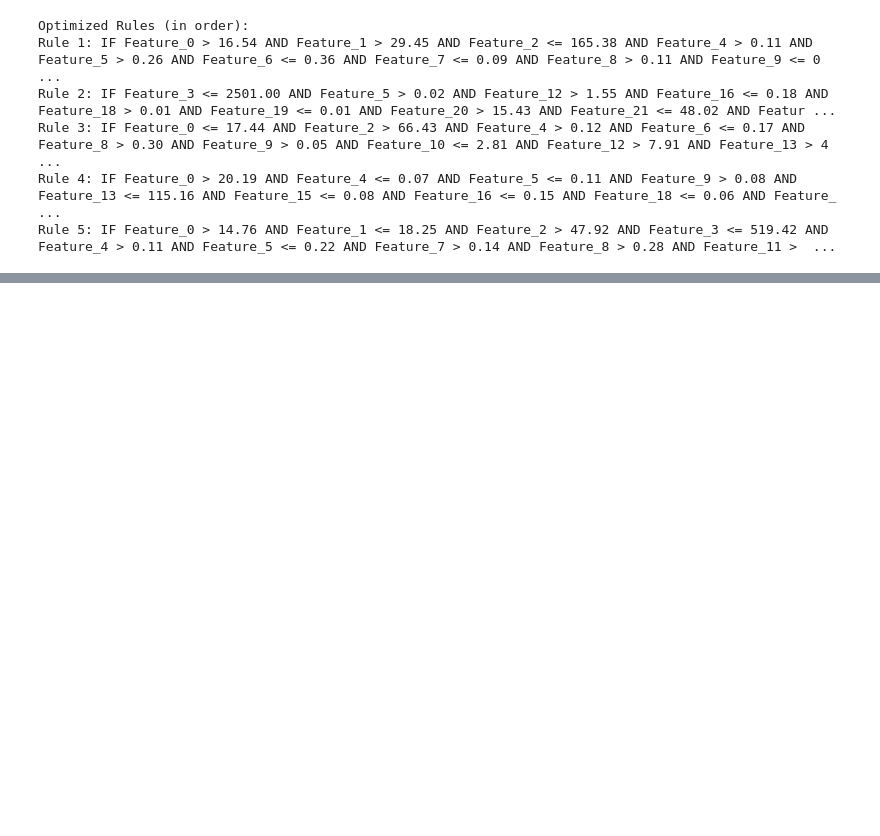
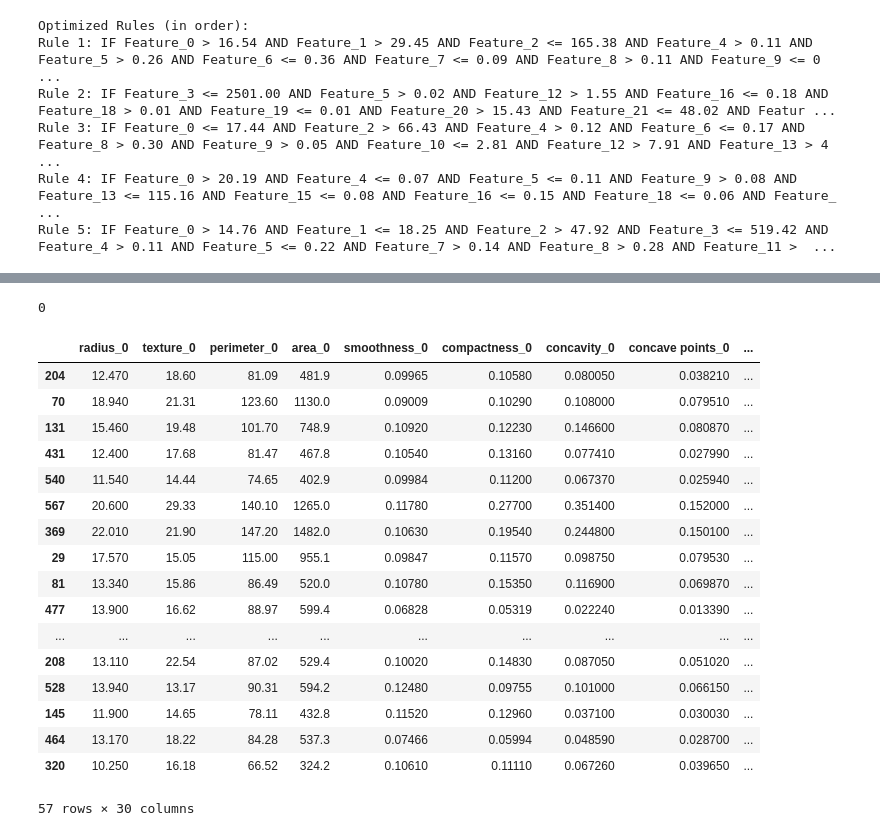
Before and after one commit to RoccoGiampetruzzi/Diagnostic-Systems, a Jupyter notebook: notebook.ipynb, the cells around one changed output, grey strips where cells are left out. Saved outputs shown, nothing was run; the diff lists cells and outputs as text; code cells hidden in the pictures; blank space fills up the shorter version.

```diff
--- a/notebook.ipynb
+++ b/notebook.ipynb
@@ -666,0 +1576,25 @@ Rule 5: IF Feature_0 > 14.76 AND Feature_1 <= 18.25 AND Feature_2 > 47.92 AND Fe
+# %%
+patient_y_test.iloc[0]
+# %% [output]
+0
+# %%
+patient_X_test
+# %% [output]
+|  | radius_0 | texture_0 | perimeter_0 | area_0 | smoothness_0 | compactness_0 | concavity_0 | concave points_0 | ... |
+| 204 | 12.470 | 18.60 | 81.09 | 481.9 | 0.09965 | 0.10580 | 0.080050 | 0.038210 | ... |
+| 70 | 18.940 | 21.31 | 123.60 | 1130.0 | 0.09009 | 0.10290 | 0.108000 | 0.079510 | ... |
+| 131 | 15.460 | 19.48 | 101.70 | 748.9 | 0.10920 | 0.12230 | 0.146600 | 0.080870 | ... |
+| 431 | 12.400 | 17.68 | 81.47 | 467.8 | 0.10540 | 0.13160 | 0.077410 | 0.027990 | ... |
+| 540 | 11.540 | 14.44 | 74.65 | 402.9 | 0.09984 | 0.11200 | 0.067370 | 0.025940 | ... |
+| 567 | 20.600 | 29.33 | 140.10 | 1265.0 | 0.11780 | 0.27700 | 0.351400 | 0.152000 | ... |
+| 369 | 22.010 | 21.90 | 147.20 | 1482.0 | 0.10630 | 0.19540 | 0.244800 | 0.150100 | ... |
+| 29 | 17.570 | 15.05 | 115.00 | 955.1 | 0.09847 | 0.11570 | 0.098750 | 0.079530 | ... |
+| 81 | 13.340 | 15.86 | 86.49 | 520.0 | 0.10780 | 0.15350 | 0.116900 | 0.069870 | ... |
+| 477 | 13.900 | 16.62 | 88.97 | 599.4 | 0.06828 | 0.05319 | 0.022240 | 0.013390 | ... |
+| ... | ... | ... | ... | ... | ... | ... | ... | ... | ... |
+| 208 | 13.110 | 22.54 | 87.02 | 529.4 | 0.10020 | 0.14830 | 0.087050 | 0.051020 | ... |
+| 528 | 13.940 | 13.17 | 90.31 | 594.2 | 0.12480 | 0.09755 | 0.101000 | 0.066150 | ... |
+| 145 | 11.900 | 14.65 | 78.11 | 432.8 | 0.11520 | 0.12960 | 0.037100 | 0.030030 | ... |
+| 464 | 13.170 | 18.22 | 84.28 | 537.3 | 0.07466 | 0.05994 | 0.048590 | 0.028700 | ... |
+| 320 | 10.250 | 16.18 | 66.52 | 324.2 | 0.10610 | 0.11110 | 0.067260 | 0.039650 | ... |
+57 rows × 30 columns
```
Also changed, not shown: parts of 16 cells of this notebook, 2 other files.
